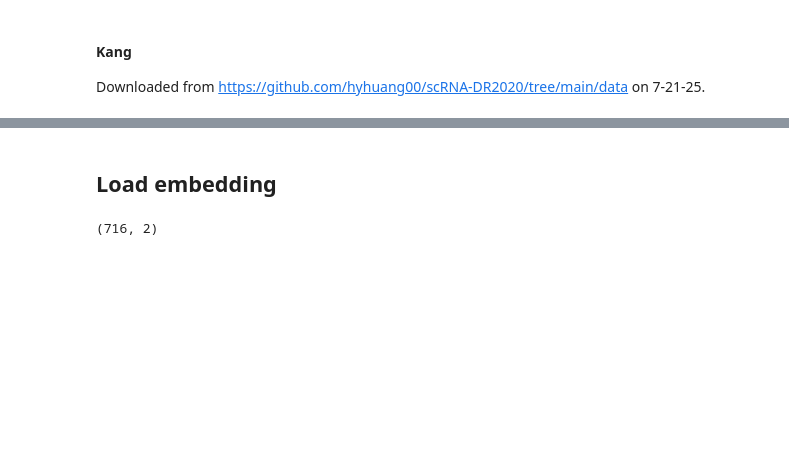
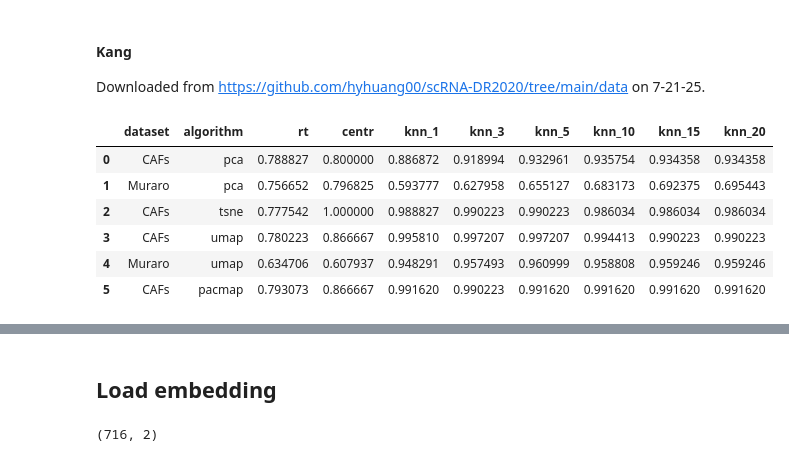
Before and after one commit to corinne-ort/drpaper25, a Jupyter notebook: run_evaluation.ipynb, the cells around one changed output, grey strips where cells are left out. Cells and saved outputs as stored; diff of their text form; code cells hidden in the pictures; blank space fills up the shorter version.

```diff
--- a/run_evaluation.ipynb
+++ b/run_evaluation.ipynb
@@ -45,0 +40,52 @@ y_train = np.load("data/"+ "kang_labels.npy")
+# %%
+algorithms = ['pca', 'tsne', 'umap', 'pacmap']
+datasets = ['CAFs', 'Muraro']
+
+filepaths = []
+results = []
+for algorithm in algorithms:
+    for dataset in datasets:
+        filepath = f'{cwd}/embeddings/{dataset}/{dataset}_{algorithm}.npy'
+
+        if not os.path.exists(filepath):
+            continue
+
+        if dataset == 'CAFs':
+            expr = pd.read_csv(f'{cwd}/data/CAFs.txt', sep='\t')
+            X_train = expr.values[:,0:(expr.shape[1]-1)]
+            X_train = np.log(X_train + 1)
+            y_train = expr.values[:,expr.shape[1]-1]
+        elif dataset == 'Muraro':
+            X_train = np.load(f"{cwd}/data/muraro_log_pca.npy")
+            y_train = np.load(f"{cwd}/data/muraro_labels.npy")
+
+        embedding = np.load(filepath)
+
+        result = dict()
+        result['dataset'] = dataset
+        result['algorithm'] = algorithm
+        rt_acc = np.zeros(5,)
+        for i in range(5):
+            rt_acc[i] = random_triplet_eval(X_train, embedding, y_train) #X_train, embedding, labels
+        result['rt'] = np.mean(rt_acc)
+
+        centr_acc = centroid_triplet_eval(X_train, embedding, y_train) #X_train, embedding, labels
+        result['centr'] = np.mean(centr_acc)
+
+        n_neighbors = [1, 3, 5, 10, 15, 20]
+        for n_neighbor in n_neighbors:
+            knn = knn_eval(embedding, y_train, n_neighbors = n_neighbor)
+            result[f'knn_{n_neighbor}'] = knn
+
+        results.append(result)
+
+df = pd.DataFrame(results)
+df
+# %% [output]
+|  | dataset | algorithm | rt | centr | knn_1 | knn_3 | knn_5 | knn_10 | knn_15 | knn_20 |
+| 0 | CAFs | pca | 0.788827 | 0.800000 | 0.886872 | 0.918994 | 0.932961 | 0.935754 | 0.934358 | 0.934358 |
+| 1 | Muraro | pca | 0.756652 | 0.796825 | 0.593777 | 0.627958 | 0.655127 | 0.683173 | 0.692375 | 0.695443 |
+| 2 | CAFs | tsne | 0.777542 | 1.000000 | 0.988827 | 0.990223 | 0.990223 | 0.986034 | 0.986034 | 0.986034 |
+| 3 | CAFs | umap | 0.780223 | 0.866667 | 0.995810 | 0.997207 | 0.997207 | 0.994413 | 0.990223 | 0.990223 |
+| 4 | Muraro | umap | 0.634706 | 0.607937 | 0.948291 | 0.957493 | 0.960999 | 0.958808 | 0.959246 | 0.959246 |
+| 5 | CAFs | pacmap | 0.793073 | 0.866667 | 0.991620 | 0.990223 | 0.991620 | 0.991620 | 0.991620 | 0.991620 |
```
Also changed, not shown: parts of 4 cells of this notebook.
